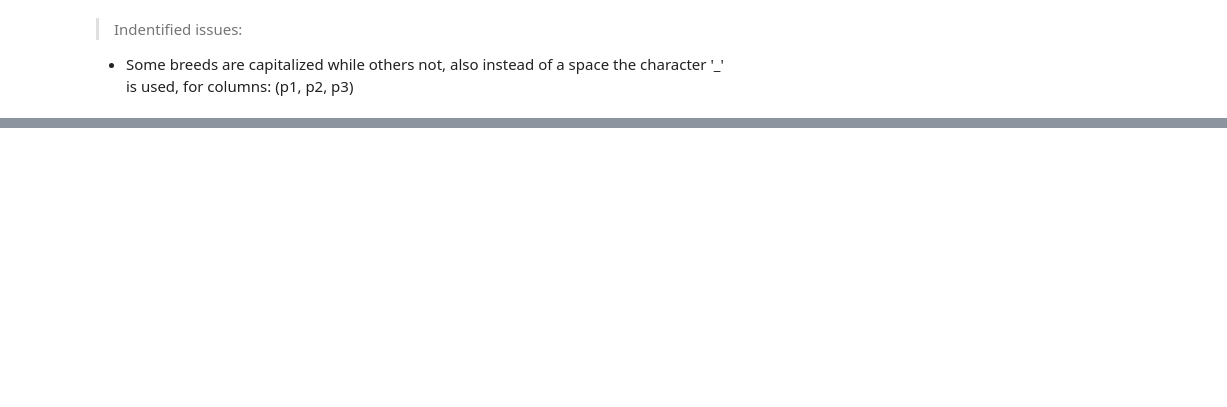
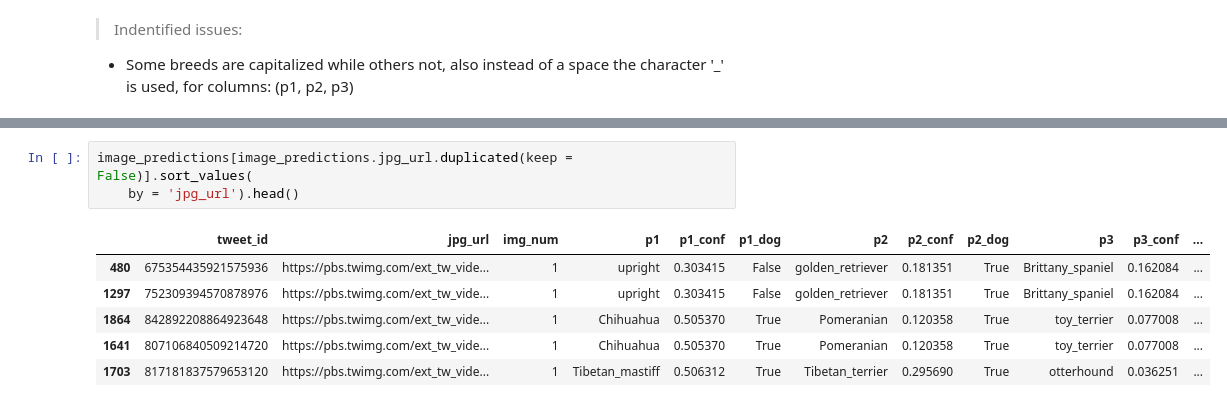
Before and after one commit to kroudir/Data-Analyst-Nanodegree-Projects-Udacity, a Jupyter notebook: 7- Data Wrangling/wrangle_act.ipynb, the cells around one changed output, grey strips where cells are left out. Cells and saved outputs as stored; diff of their text form; blank space fills up the shorter version.

```diff
--- a/7- Data Wrangling/wrangle_act.ipynb
+++ b/7- Data Wrangling/wrangle_act.ipynb
@@ -266,0 +600,10 @@ image_predictions.head()
+# %%
+image_predictions[image_predictions.jpg_url.duplicated(keep = False)].sort_values(
+    by = 'jpg_url').head()
+# %% [output]
+|  | tweet_id | jpg_url | img_num | p1 | p1_conf | p1_dog | p2 | p2_conf | p2_dog | p3 | p3_conf | ... |
+| 480 | 675354435921575936 | https://pbs.twimg.com/ext_tw_vide... | 1 | upright | 0.303415 | False | golden_retriever | 0.181351 | True | Brittany_spaniel | 0.162084 | ... |
+| 1297 | 752309394570878976 | https://pbs.twimg.com/ext_tw_vide... | 1 | upright | 0.303415 | False | golden_retriever | 0.181351 | True | Brittany_spaniel | 0.162084 | ... |
+| 1864 | 842892208864923648 | https://pbs.twimg.com/ext_tw_vide... | 1 | Chihuahua | 0.505370 | True | Pomeranian | 0.120358 | True | toy_terrier | 0.077008 | ... |
+| 1641 | 807106840509214720 | https://pbs.twimg.com/ext_tw_vide... | 1 | Chihuahua | 0.505370 | True | Pomeranian | 0.120358 | True | toy_terrier | 0.077008 | ... |
+| 1703 | 817181837579653120 | https://pbs.twimg.com/ext_tw_vide... | 1 | Tibetan_mastiff | 0.506312 | True | Tibetan_terrier | 0.295690 | True | otterhound | 0.036251 | ... |
```
Also changed, not shown: parts of 46 cells of this notebook.
